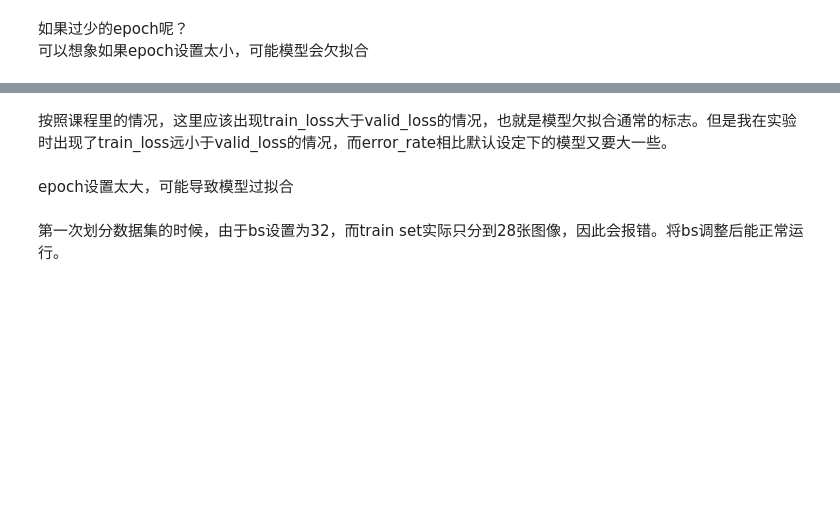
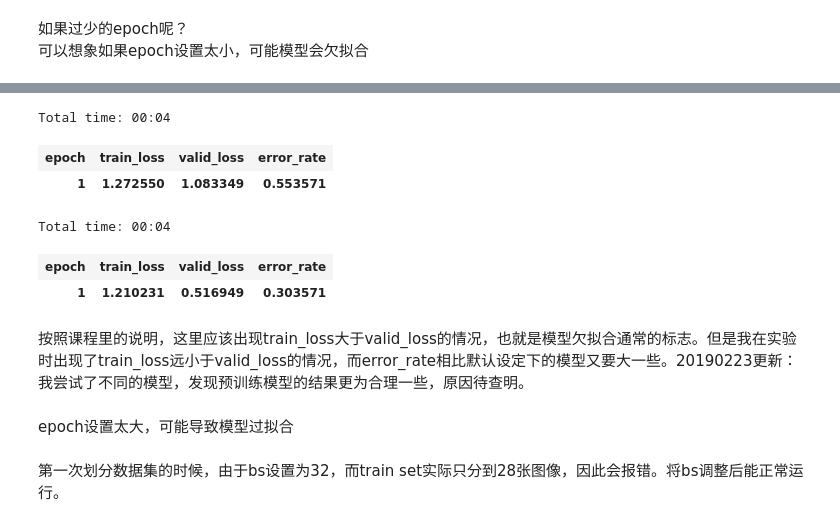
Before and after one commit to tools-only/fastai, a Jupyter notebook: lesson2.ipynb, the cells around one changed output, grey strips where cells are left out. Saved outputs shown, nothing was run; the diff lists cells and outputs as text; code cells hidden in the pictures; blank space fills up the shorter version.

```diff
--- a/lesson2.ipynb
+++ b/lesson2.ipynb
@@ -234,5 +239,19 @@ Total time: 01:45
+# %%
+learn = create_cnn(data, models.alexnet, metrics=error_rate, pretrained=False)
+learn.fit_one_cycle(1)
+# %% [output]
+Total time: 00:04
+| epoch | train_loss | valid_loss | error_rate |
+| 1 | 1.272550 | 1.083349 | 0.553571 |
+# %%
+learn = create_cnn(data, models.alexnet, metrics=error_rate)
+learn.fit_one_cycle(1)
+# %% [output]
+Total time: 00:04
+| epoch | train_loss | valid_loss | error_rate |
+| 1 | 1.210231 | 0.516949 | 0.303571 |
 # %% [markdown]
-按照课程里的情况，这里应该出现train_loss大于valid_loss的情况，也就是模型欠拟合通常的标志。但是我在实验时出现了train_loss远小于valid_loss的情况，而error_rate相比默认设定下的模型又要大一些。
+按照课程里的说明，这里应该出现train_loss大于valid_loss的情况，也就是模型欠拟合通常的标志。但是我在实验时出现了train_loss远小于valid_loss的情况，而error_rate相比默认设定下的模型又要大一些。20190223更新：我尝试了不同的模型，发现预训练模型的结果更为合理一些，原因待查明。
 # %% [markdown]
 epoch设置太大，可能导致模型过拟合
 # %%
```
Also changed, not shown: parts of 11 cells of this notebook.
